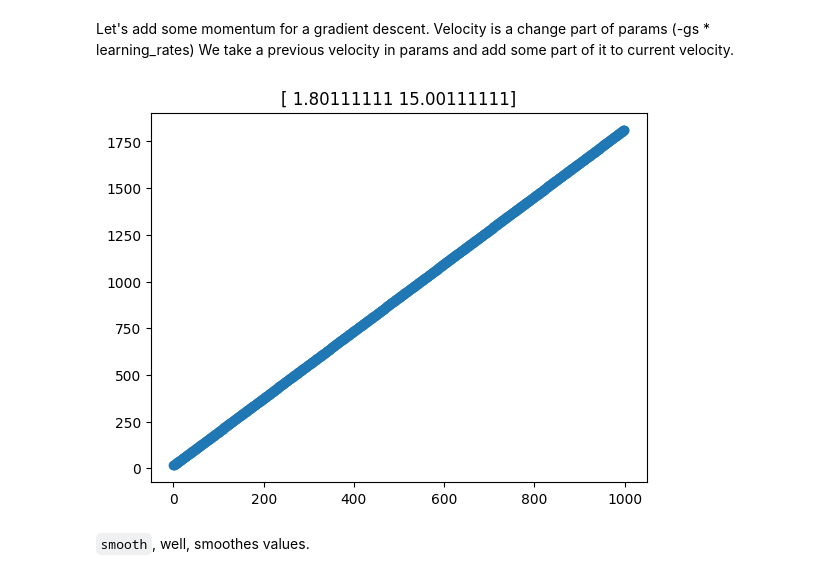
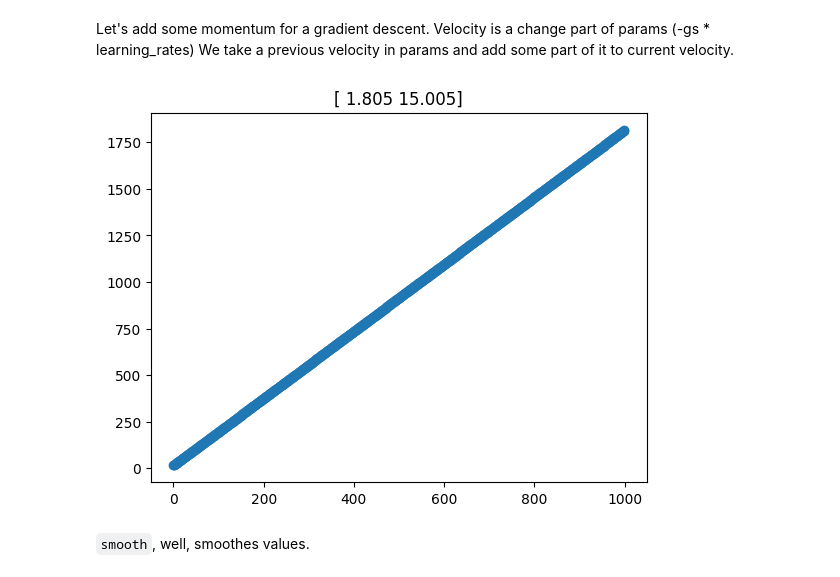
Before and after one commit to alexandershov/little-learner, a Jupyter notebook: little_learner.ipynb, the cells around one changed output. Cells and saved outputs as stored; diff of their text form; code cells hidden in the pictures.

```diff
--- a/little_learner.ipynb
+++ b/little_learner.ipynb
@@ -88,7 +88,7 @@ def l2_loss_gradient(target, xs, ys, params, delta=0.0001, sample_size=None):
         indexes = np.random.randint(0, len(xs), sample_size)
 
     ranges = []
-    k = 10
+    k = 5
     for a_param in params:
         # calculate gradient near the `params` values
         ranges.append(np.linspace(a_param - 0.01, a_param + 0.01, k))
@@ -176,35 +176,36 @@ Let's add some momentum for a gradient descent.
 Velocity is a change part of params (-gs * learning_rates)
 We take a previous velocity in params and add some part of it to current velocity.
 # %%
-def gradient_descent(target, xs, ys, learning_rates, velocity_coeff=0, sample_size=None, delta=0.0001, num_iterations=1000, verbose=False):
+def gradient_descent(target, xs, ys, learning_rates, initial_params=None, velocity_coeff=0, sample_size=None, delta=0.0001, num_iterations=1000, verbose=False):
     # initial params
-    params = np.array([0.0, 0.0])
+    if initial_params is None:
+        params = np.array([0.0, 0.0])
     prev_velocity = np.array([0.0, 0.0])
     for i in range(num_iterations):
         # we calculate partial derivatives and update each param
         # using learning_rate
         gs = l2_loss_gradient(target, xs, ys, params, sample_size=sample_size, delta=delta)
         base_velocity = -gs * learning_rates
         prev_velocity_part = velocity_coeff * prev_velocity
         velocity = base_velocity + prev_velocity_part
         params += velocity
         if verbose:
             print(f'i={i} gs={gs}, params={params}')
         prev_velocity = velocity
     return params
 
 
 learned_params = gradient_descent(line,
                                   np.arange(0, 1000),
                                   np.arange(0, 1000) * 1.8 + 15,
                                   sample_size=15,
                                   learning_rates=np.array([1e-8, 1e-2]),
                                   num_iterations=3000,
                                   velocity_coeff=0.9,
                                   verbose=False)
 line_plot(np.arange(0, 1000), np.arange(0, 1000) * 1.8 + 15, learned_params)
 # %% [output]
-[figure, old version]
+[figure, new version]
 # %% [markdown]
 `smooth`, well, smoothes values.
 # %%
```
Also changed, not shown: parts of 12 cells of this notebook.
